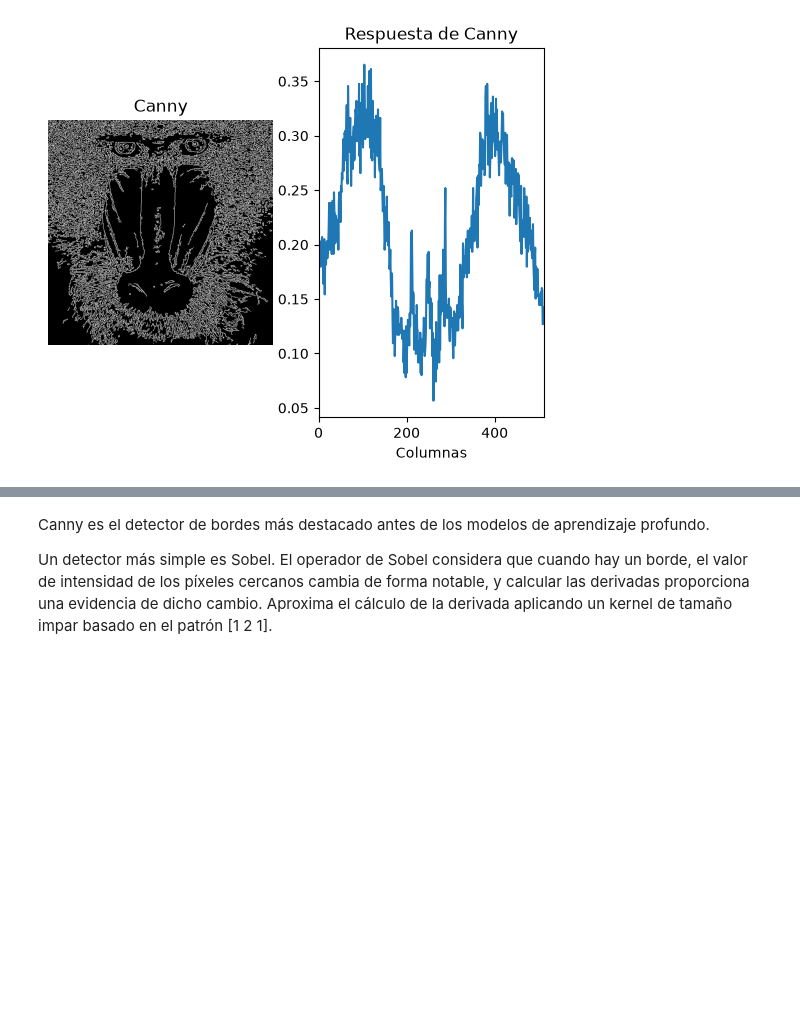
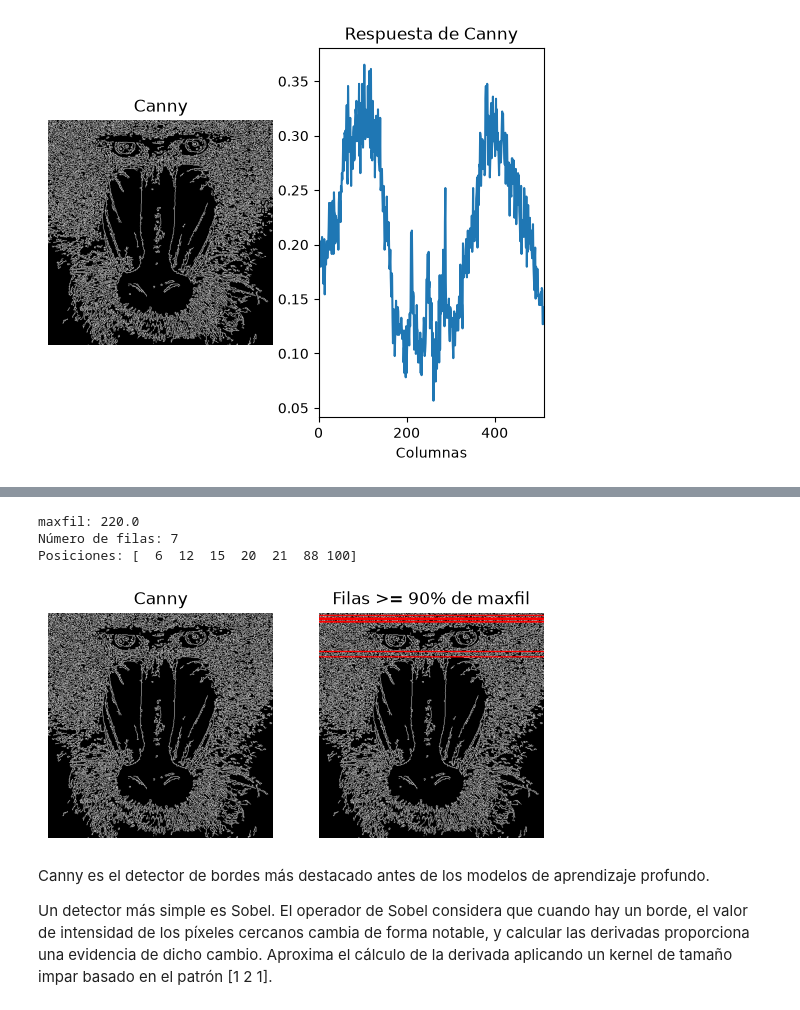
Before and after one commit to eeriick-j/rodatupmoCroPnoisiV, a Jupyter notebook: P2/VC_P2.ipynb, the cells around one changed output, grey strips where cells are left out. Drawn from its saved outputs; the diff is of its cells as text; code cells hidden in the pictures; blank space fills up the shorter version.

```diff
--- a/P2/VC_P2.ipynb
+++ b/P2/VC_P2.ipynb
@@ -192,3 +146,41 @@ plt.xlim([0, canny.shape[0]])
+# %%
+pixel_value_sum_by_row = cv2.reduce(canny, 1, cv2.REDUCE_SUM, dtype=cv2.CV_32SC1)
+white_pixels_by_row = pixel_value_sum_by_row / 255
+white_pixel_ratio_by_row = white_pixels_by_row / canny.shape[1]
+
+# Número máximo de píxeles blanco de alguna fila
+maxfil = np.max(white_pixels_by_row)
+
+# Filas con al menos el 90% del máximo
+filas = np.where(white_pixels_by_row >= 0.90 * maxfil)[0]
+
+print("maxfil:", maxfil)
+print("Número de filas:", len(filas))
+print("Posiciones:", filas)
+
+canny_resaltada = cv2.cvtColor(canny, cv2.COLOR_GRAY2BGR)
+for fila in filas:
+    cv2.line(
+        canny_resaltada, (0, fila), (canny.shape[1] - 1, fila), (0, 0, 255),2
+    )
+
+plt.figure()
+plt.subplot(1, 2, 1)
+plt.axis("off")
+plt.title("Canny")
+plt.imshow(canny, cmap='gray')
+
+plt.subplot(1, 2, 2)
+plt.axis("off")
+plt.title("Filas >= 90% de maxfil")
+plt.imshow(cv2.cvtColor(canny_resaltada, cv2.COLOR_BGR2RGB))
+
+plt.show()
+# %% [output]
+maxfil: 220.0
+Número de filas: 7
+Posiciones: [  6  12  15  20  21  88 100]
+[figure, added]
 # %% [markdown]
 Canny es el detector de bordes más destacado antes de los modelos de aprendizaje profundo.
 
```
Also changed, not shown: parts of 10 cells of this notebook.
